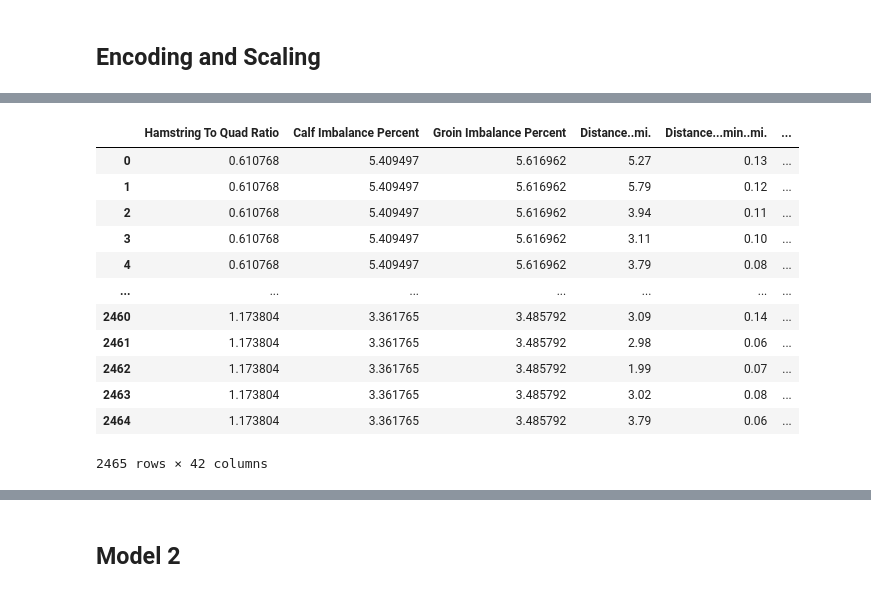
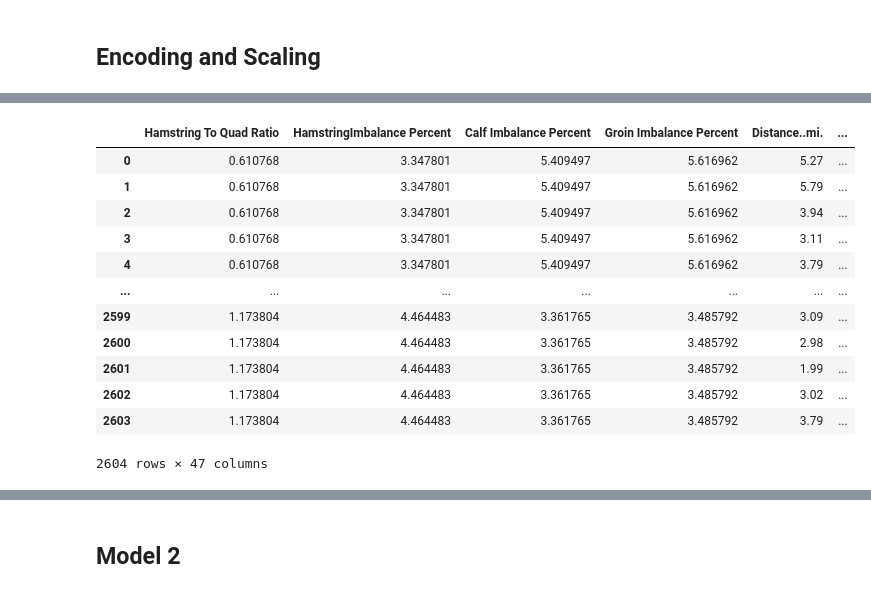
Before and after one commit to sskashya/Stat_padding-DataScience-Competition, a Jupyter notebook: ds_comp_eda.ipynb, the cells around one changed output, grey strips where cells are left out. Saved outputs shown, nothing was run; the diff lists cells and outputs as text; code cells hidden in the pictures.

```diff
--- a/ds_comp_eda.ipynb
+++ b/ds_comp_eda.ipynb
@@ -317,10 +318,5 @@ distinct_obt['injury_timeline'] = distinct_obt.apply(
     axis=1
 )
-# %%
-distinct_obt['days_before_injury'] = distinct_obt.apply(
-     lambda row: row['Injury Date'] - row['Session_Date'] if row['Injury Date'] != "2026-12-31" else 999,
-    axis=1
-)
 # %%
 distinct_obt['Injury Type'].value_counts()
 # %% [output]
@@ -336,8 +332,10 @@ Soreness           14
 Muscle Strain       9
 Name: count, dtype: int64
 # %%
-distinct_obt.loc[distinct_obt['Injury Type'] == "Not Injured", 'Severity'] = distinct_obt.loc[distinct_obt['Injury Type'] == "Not Injured", 'Severity'].fillna("Grade 0")
-distinct_obt.loc[distinct_obt['Injury Type'] == "Not Injured", 'Side'] = distinct_obt.loc[distinct_obt['Injury Type'] == "Not Injured", 'Side'].fillna("No Injury")
+# Commenting out the below code since we dropped severity and side
+
+#distinct_obt.loc[distinct_obt['Injury Type'] == "Not Injured", 'Severity'] = distinct_obt.loc[distinct_obt['Injury Type'] == "Not Injured", 'Severity'].fillna("Grade 0")
+#distinct_obt.loc[distinct_obt['Injury Type'] == "Not Injured", 'Side'] = distinct_obt.loc[distinct_obt['Injury Type'] == "Not Injured", 'Side'].fillna("No Injury")
 # %%
 distinct_obt.isna().sum()
 # %% [output]
@@ -360,6 +358,6 @@ days_before_injury                      0
 dtype: int64
 # %%
-clean_obt = distinct_obt.dropna()
+clean_obt = distinct_obt.copy()
 clean_obt.head()
 # %% [output]
 |  | Player.ID | Session ID | Player Name | Date Recorded | Hamstring To Quad Ratio | Quad Imbalance Percent | ... |
@@ -383,6 +381,3 @@ clean_sorted_obt.head()
-# %%
-clean_sorted_obt['Injury_status'] = 1
-clean_sorted_obt['Injury_status'] = clean_sorted_obt['Injury_status'].where(clean_sorted_obt['Injury Type'] == 'Not Injured', 0)
 # %%
 clean_sorted_obt.columns
 # %% [output]
@@ -563,42 +569,42 @@ Index(['level_0', 'index', 'Player.ID', 'Date Recorded',
 # %%
 ohe = OneHotEncoder(sparse_output=False, drop = 'first')
 
 non_cat_data = clean_sorted_obt.select_dtypes(include=['number', 'datetime'])
 non_cat_data_columns = non_cat_data.columns.tolist()
 cat_columns = set(clean_sorted_obt.columns) - set(non_cat_data.columns)
 cat_data = clean_sorted_obt[list(cat_columns)]
 
 multi_colinear_columns = ['Quad Imbalance Percent',
-    'HamstringImbalance Percent','Injury Type',
+    'Injury Type',
        'Body Part', 'Side', 'Injury Date', 'Severity', 'Recovery Time (days)', 'Player.ID', 'Date Recorded', 'Session_Date', 'Month', 'Year'
        ]
 for col in multi_colinear_columns:
     if col in non_cat_data.columns:
         non_cat_data.drop(columns = col, inplace = True)
 
 ohe_cat_data = ohe.fit_transform(cat_data)
 
 ohe_cat_df = pd.DataFrame(ohe_cat_data, columns=list(ohe.get_feature_names_out()))
 ohe_injury_data = pd.concat([non_cat_data, ohe_cat_df], axis = 1)
 ohe_cat_columns = list(ohe.get_feature_names_out())
 
 col_to_drop = ['level_0', 'index']
 for col in col_to_drop :
     if col in ohe_injury_data.columns:
         ohe_injury_data.drop(columns = col, inplace = True)
 
 ohe_injury_data
 # %% [output]
-|  | Hamstring To Quad Ratio | Calf Imbalance Percent | Groin Imbalance Percent | Distance..mi. | Distance...min..mi. | ... |
-| 0 | 0.610768 | 5.409497 | 5.616962 | 5.27 | 0.13 | ... |
-| 1 | 0.610768 | 5.409497 | 5.616962 | 5.79 | 0.12 | ... |
-| 2 | 0.610768 | 5.409497 | 5.616962 | 3.94 | 0.11 | ... |
-| 3 | 0.610768 | 5.409497 | 5.616962 | 3.11 | 0.10 | ... |
-| 4 | 0.610768 | 5.409497 | 5.616962 | 3.79 | 0.08 | ... |
+|  | Hamstring To Quad Ratio | HamstringImbalance Percent | Calf Imbalance Percent | Groin Imbalance Percent | Distance..mi. | ... |
+| 0 | 0.610768 | 3.347801 | 5.409497 | 5.616962 | 5.27 | ... |
+| 1 | 0.610768 | 3.347801 | 5.409497 | 5.616962 | 5.79 | ... |
+| 2 | 0.610768 | 3.347801 | 5.409497 | 5.616962 | 3.94 | ... |
+| 3 | 0.610768 | 3.347801 | 5.409497 | 5.616962 | 3.11 | ... |
+| 4 | 0.610768 | 3.347801 | 5.409497 | 5.616962 | 3.79 | ... |
 | ... | ... | ... | ... | ... | ... | ... |
-| 2460 | 1.173804 | 3.361765 | 3.485792 | 3.09 | 0.14 | ... |
-| 2461 | 1.173804 | 3.361765 | 3.485792 | 2.98 | 0.06 | ... |
-| 2462 | 1.173804 | 3.361765 | 3.485792 | 1.99 | 0.07 | ... |
-| 2463 | 1.173804 | 3.361765 | 3.485792 | 3.02 | 0.08 | ... |
-| 2464 | 1.173804 | 3.361765 | 3.485792 | 3.79 | 0.06 | ... |
+| 2599 | 1.173804 | 4.464483 | 3.361765 | 3.485792 | 3.09 | ... |
+| 2600 | 1.173804 | 4.464483 | 3.361765 | 3.485792 | 2.98 | ... |
+| 2601 | 1.173804 | 4.464483 | 3.361765 | 3.485792 | 1.99 | ... |
+| 2602 | 1.173804 | 4.464483 | 3.361765 | 3.485792 | 3.02 | ... |
+| 2603 | 1.173804 | 4.464483 | 3.361765 | 3.485792 | 3.79 | ... |
-2465 rows × 42 columns
+2604 rows × 47 columns
```
Also changed, not shown: parts of 42 cells of this notebook, 1 other file.
